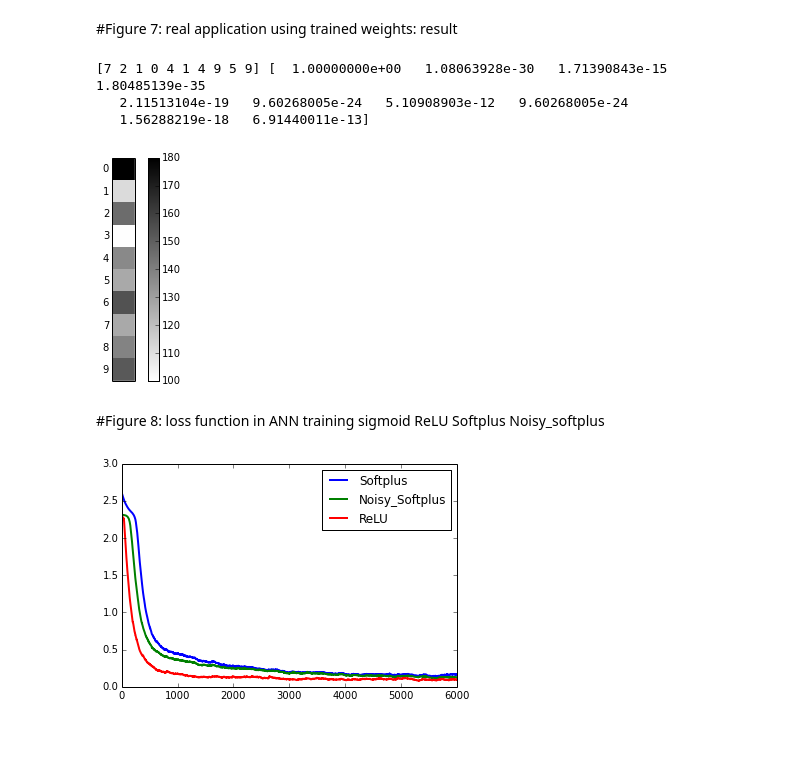
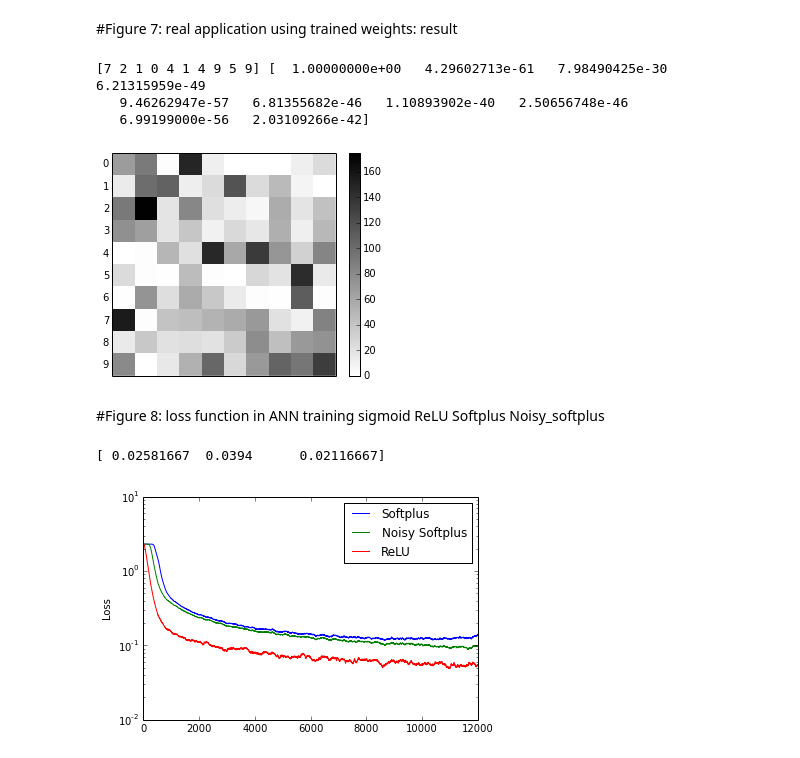
Before and after one commit to qian-liu/iconip2016, a Jupyter notebook: code/figure.ipynb, the cells around one changed output. Cells and saved outputs as stored; diff of their text form; code cells hidden in the pictures.

```diff
--- a/code/figure.ipynb
+++ b/code/figure.ipynb
@@ -208,0 +256,11 @@ plt.savefig('pic/3.pdf')
+# %%
+cell_params_lif = {'cm': 0.25,      #nF
+                   'i_offset': 0.1, #nA
+                   'tau_m': 20.0,   #ms
+                   'tau_refrac': 1.,#ms
+                   'tau_syn_E': 5.0,#ms
+                   'tau_syn_I': 5.0,#ms
+                   'v_reset': -65.0,#mV
+                   'v_rest': -65.0, #mV
+                   'v_thresh': -50.0#mV
+                   }
@@ -440,33 +525,33 @@ plt.show()
 # %%
 # plt.plot([i[1] for i in spike_result], [i[0] for i in spike_result], ".", )
 # plt.title('output_spikes')
 # plt.plot([3150, 3150], [0, 10], 'r')
 # plt.plot([4200, 4200], [0, 10], 'r')
 # plt.xlim((4000,4150))
 
-im = plt.imshow(np.reshape(spike_result_count[:,3],(10,1)), cmap=cm.gray_r,interpolation='none')
+im = plt.imshow(np.reshape(spike_result_count,(10,10)), cmap=cm.gray_r,interpolation='none') #[:,3]
 plt.colorbar(im, fraction=0.046, pad=0.04)
 plt.yticks(range(10))
 plt.tick_params(
     axis='y',          # changes apply to the x-axis
     which='both',      # both major and minor ticks are affected
     left='off',      # ticks along the bottom edge are off
     right='off')         # ticks along the top edge are off
 
 plt.tick_params(
     axis='x',          # changes apply to the x-axis
     which='both',      # both major and minor ticks are affected
     bottom='off',      # ticks along the bottom edge are off
     top='off',         # ticks along the top edge are off
     labelbottom='off')
 plt.savefig('pic/7.pdf')
 exp_o = np.exp(spike_result_count[:, 3])
 print spike_result_count.argmax(axis=0), exp_o/exp_o.sum()
 # %% [output]
-[7 2 1 0 4 1 4 9 5 9] [  1.00000000e+00   1.08063928e-30   1.71390843e-15   1.80485139e-35
-   2.11513104e-19   9.60268005e-24   5.10908903e-12   9.60268005e-24
-   1.56288219e-18   6.91440011e-13]
+[7 2 1 0 4 1 4 9 5 9] [  1.00000000e+00   4.29602713e-61   7.98490425e-30   6.21315959e-49
+   9.46262947e-57   6.81355682e-46   1.10893902e-40   2.50656748e-46
+   6.99199000e-56   2.03109266e-42]
-[figure, old version]
+[figure, new version]
 # %% [markdown]
 #Figure 8: loss function in ANN training
 sigmoid ReLU Softplus Noisy_softplus
@@ -476,8 +561,21 @@ frl = sio.loadmat('rl.mat')
 # %%
 plt.clf()
-rl = frl['a']
-cureve = plt.plot(range(rl.shape[1]), np.transpose(rl), linewidth='2')
-plt.legend(curve, ['Softplus', 'Noisy_Softplus', 'ReLU'],  loc='upper right') #, shadow=True loc='upper left'
+er = frl['error']
+print er.mean(axis=1)
+
+sp = frl['sp']
+plt.semilogy(np.mean(sp,axis=0),label='Softplus')
+nsp = frl['nsp']
+plt.semilogy(np.mean(nsp,axis=0),label='Noisy Softplus')
+relu = frl['relu']
+plt.semilogy(np.mean(relu,axis=0),label='ReLU')
+plt.ylabel('Loss')
+plt.legend(loc='upper right')
+# plt.plot(error)
+# cureve = plt.plot(range(rl.shape[1]), np.transpose(rl), linewidth='2')
+# plt.legend(curve, ['Softplus', 'Noisy_Softplus', 'ReLU'],  loc='upper right') #, shadow=True loc='upper left'
+
 plt.savefig('pic/8.pdf')
 # %% [output]
+[ 0.02581667  0.0394      0.02116667]
-[figure, old version]
+[figure, new version]
```
Also changed, not shown: parts of 23 cells of this notebook, 31 other files.
